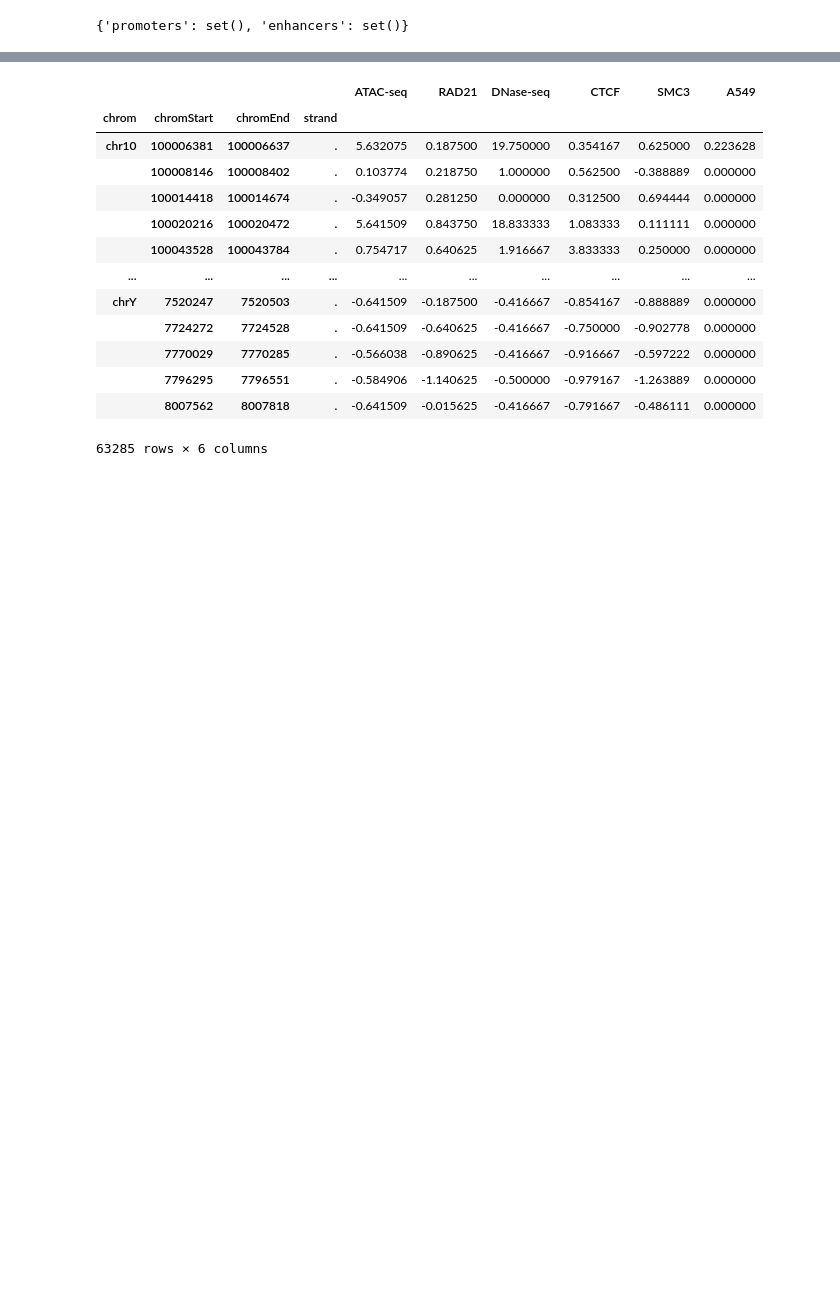
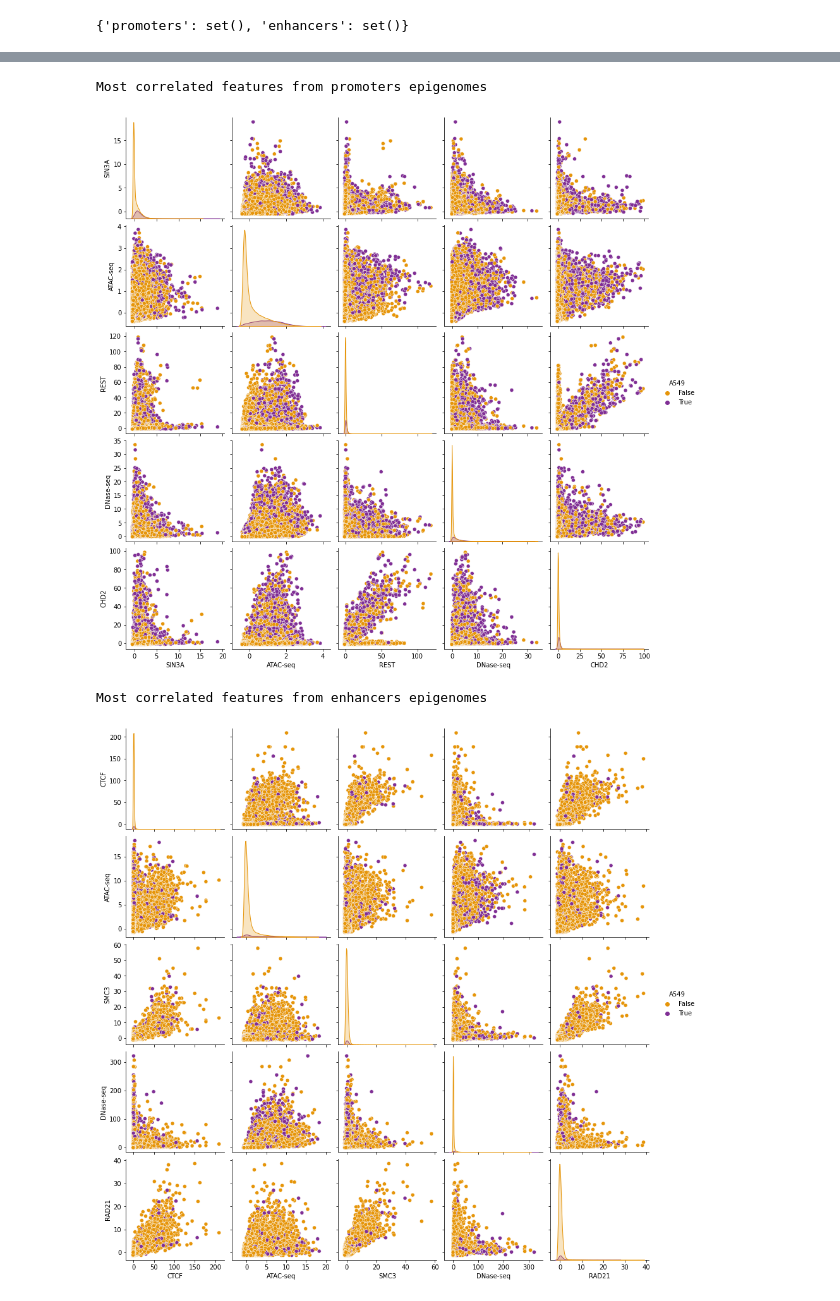
Before and after one commit to NaomiDemolli/Bioinformatics_project, a Jupyter notebook: code/project_complet.ipynb, the cells around one changed output, grey strips where cells are left out. Cells and saved outputs as stored; diff of their text form; code cells hidden in the pictures; blank space fills up the shorter version.

```diff
--- a/code/project_complet.ipynb
+++ b/code/project_complet.ipynb
@@ -94,0 +132,8 @@ threshold_imbalance(1, 1)
+# %%
+enhancers, enhancers_labels = active_enhancers_vs_inactive_enhancers(cell_line='A549')
+promoters, promoters_labels = active_promoters_vs_inactive_promoters(cell_line='A549')
+
+labels = {
+    "promoters": promoters_labels,
+    "enhancers": enhancers_labels
+}
@@ -94,0 +142,2 @@ threshold_imbalance(1, 1)
+# %%
+labels['enhancers'] = labels['enhancers'] > 0
@@ -94,0 +151,2 @@ threshold_imbalance(1, 1)
+# %%
+labels['promoters'] = labels['promoters'] > 1
@@ -253,40 +330,24 @@ scores = {
     region:sorted(score, key=lambda x: np.abs(x[0]), reverse=True)
     for region, score in scores.items()
 }
-# %%
-import seaborn as sns
-import pandas as pd
-
-for region, x in epigenomes.items():
-    _, firsts_feat, seconds_feat = list(zip(*scores[region][:3]))
-    columns = list(set(firsts_feat + seconds_feat))
-    print(f'Most correlated features from {region}')
-    sns.pairplot(pd.concat([
-        x[columns],
-        labels[region],
-    ], axis=1), hue=labels[region].columns[0])
-    plt.show()
-# %%
-import pandas as pd
-_, firsts, seconds = list(zip(*scores[region][:3]))
-columns = list(set(firsts+seconds))
-
-
-pd = pd.concat([ x[columns], labels[region]],  axis=1)
-x[columns]
-pd
-# %% [output]
-|  |  |  |  | ATAC-seq | RAD21 | DNase-seq | CTCF | SMC3 | A549 |
-| chrom | chromStart | chromEnd | strand |  |  |  |  |  |  |
-| chr10 | 100006381 | 100006637 | . | 5.632075 | 0.187500 | 19.750000 | 0.354167 | 0.625000 | 0.223628 |
-|  | 100008146 | 100008402 | . | 0.103774 | 0.218750 | 1.000000 | 0.562500 | -0.388889 | 0.000000 |
-|  | 100014418 | 100014674 | . | -0.349057 | 0.281250 | 0.000000 | 0.312500 | 0.694444 | 0.000000 |
-|  | 100020216 | 100020472 | . | 5.641509 | 0.843750 | 18.833333 | 1.083333 | 0.111111 | 0.000000 |
-|  | 100043528 | 100043784 | . | 0.754717 | 0.640625 | 1.916667 | 3.833333 | 0.250000 | 0.000000 |
-| ... | ... | ... | ... | ... | ... | ... | ... | ... | ... |
-| chrY | 7520247 | 7520503 | . | -0.641509 | -0.187500 | -0.416667 | -0.854167 | -0.888889 | 0.000000 |
-|  | 7724272 | 7724528 | . | -0.641509 | -0.640625 | -0.416667 | -0.750000 | -0.902778 | 0.000000 |
-|  | 7770029 | 7770285 | . | -0.566038 | -0.890625 | -0.416667 | -0.916667 | -0.597222 | 0.000000 |
-|  | 7796295 | 7796551 | . | -0.584906 | -1.140625 | -0.500000 | -0.979167 | -1.263889 | 0.000000 |
-|  | 8007562 | 8007818 | . | -0.641509 | -0.015625 | -0.416667 | -0.791667 | -0.486111 | 0.000000 |
-63285 rows × 6 columns
+# %%
+import seaborn as sns
+import pandas as pd
+
+for region, x in epigenomes.items():
+    _, firsts, seconds = list(zip(*scores[region][:3]))
+    columns = list(set(firsts+seconds))
+    print(f"Most correlated features from {region} epigenomes")
+    pairplot = sns.pairplot(pd.concat([
+        x[columns],
+        labels[region],
+    ], axis=1), hue=labels[region].columns[0], palette = 'CMRmap_r')
+    plt.show()
+
+    fig = pairplot.fig
+    fig.savefig(f"./img/less_correlated_features_{region}.png")
+# %% [output]
+Most correlated features from promoters epigenomes
+[figure, added]
+Most correlated features from enhancers epigenomes
+[figure, added]
```
Also changed, not shown: parts of 40 cells of this notebook.
